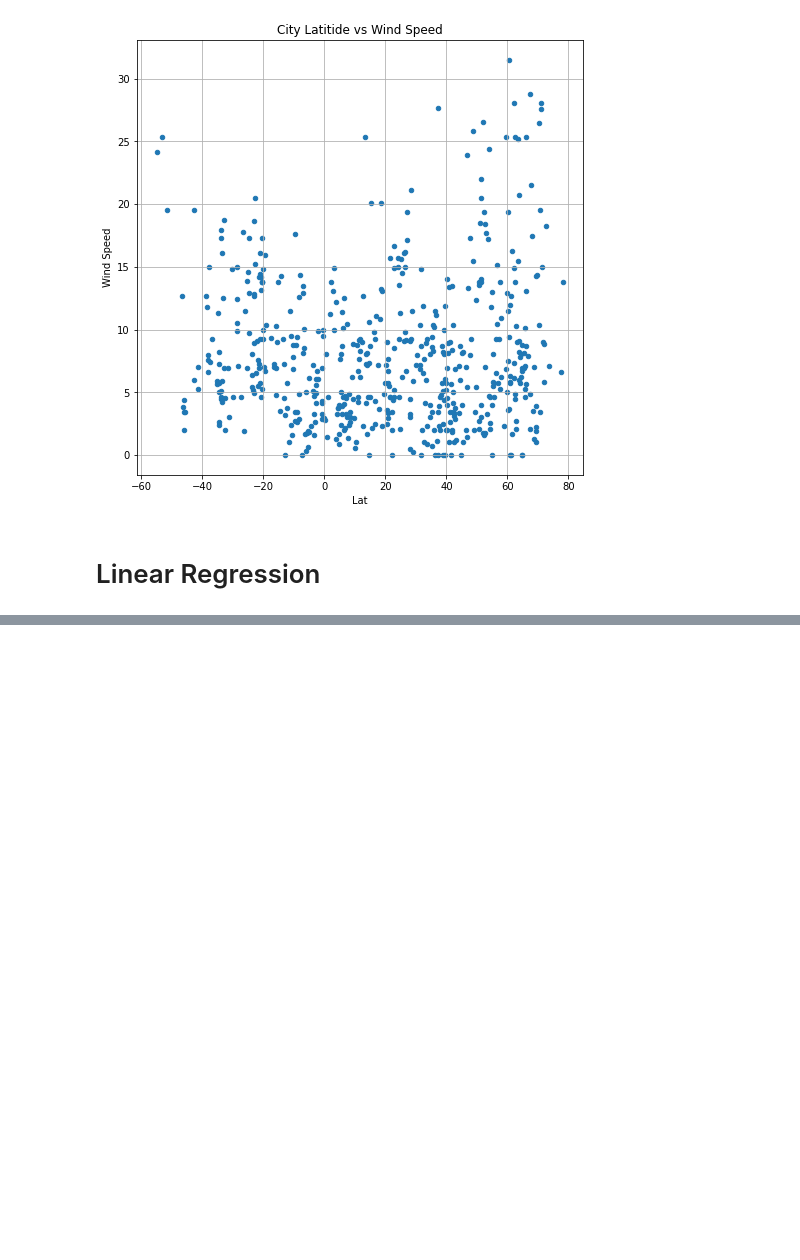
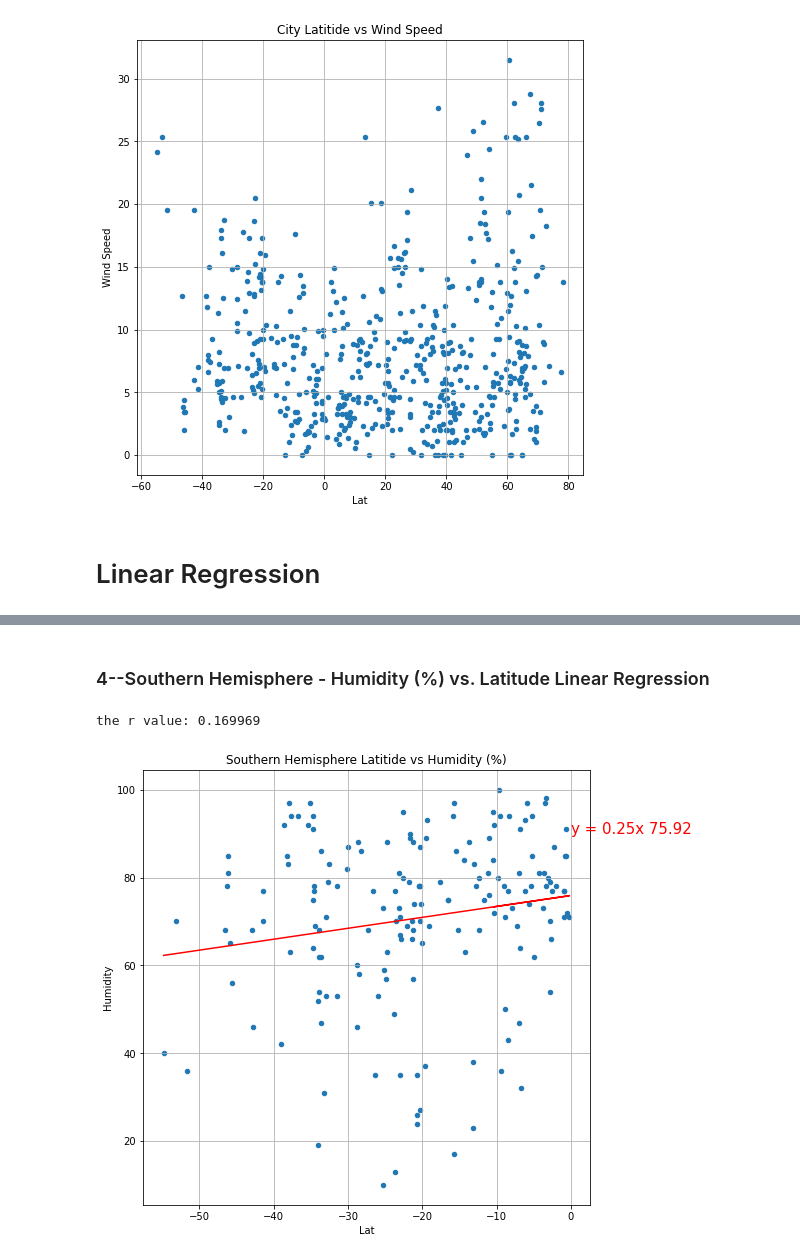
Before and after one commit to haipham0115/python-api-challenge, a Jupyter notebook: WeatherPy.ipynb, the cells around one changed output, grey strips where cells are left out. Saved outputs shown, nothing was run; the diff lists cells and outputs as text; code cells hidden in the pictures; blank space fills up the shorter version.

```diff
--- a/WeatherPy.ipynb
+++ b/WeatherPy.ipynb
@@ -205,0 +270,17 @@ LinregressResult(slope=-0.9416200482428381, intercept=93.88063593097681, rvalue=
+# %% [markdown]
+### 4--Southern Hemisphere - Humidity (%) vs. Latitude Linear Regression
+# %%
+(slope4, intercept4, r_value4, p_value4, stderr4)= linregress(southern_hem_df.Lat, southern_hem_df['Humidity'])
+
+#set the regression equation to graph the line y = ax + b
+regression_value4 = southern_hem_df.Lat * slope4 + intercept4
+#print out equ on the graph
+line_equ4 = "y = " + str(round(slope4, 2)) + "x " + str(round(intercept4,2))
+southern_hem_df.plot(kind="scatter", x='Lat', y='Humidity', grid=True,
+                title="Southern Hemisphere Latitide vs Humidity (%)", figsize=(8,8))
+plt.plot(southern_hem_df.Lat, regression_value4, "r")
+plt.annotate(line_equ4, (0,90),color="r", fontsize=15)
+print(f"the r value: {round(r_value4, 6)}")
+# %% [output]
+the r value: 0.169969
+[figure, added]
```
Also changed, not shown: parts of 15 cells of this notebook.
